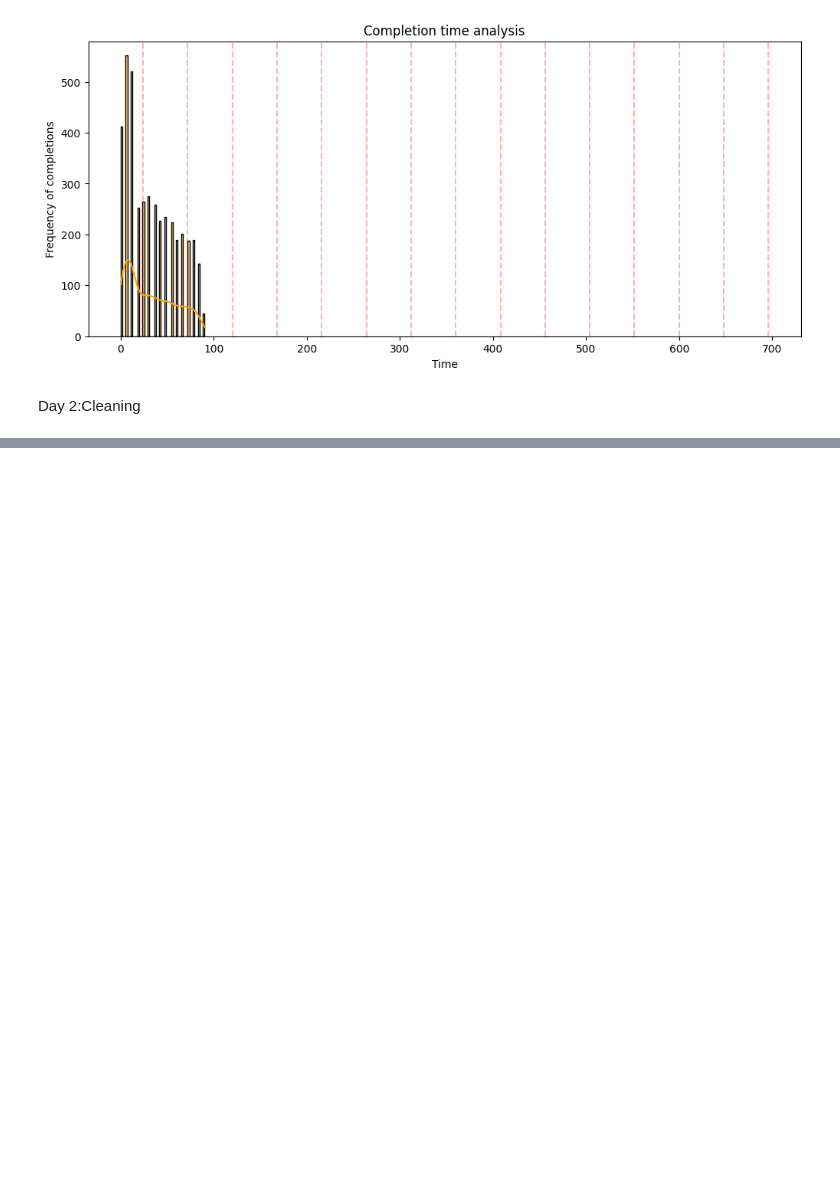
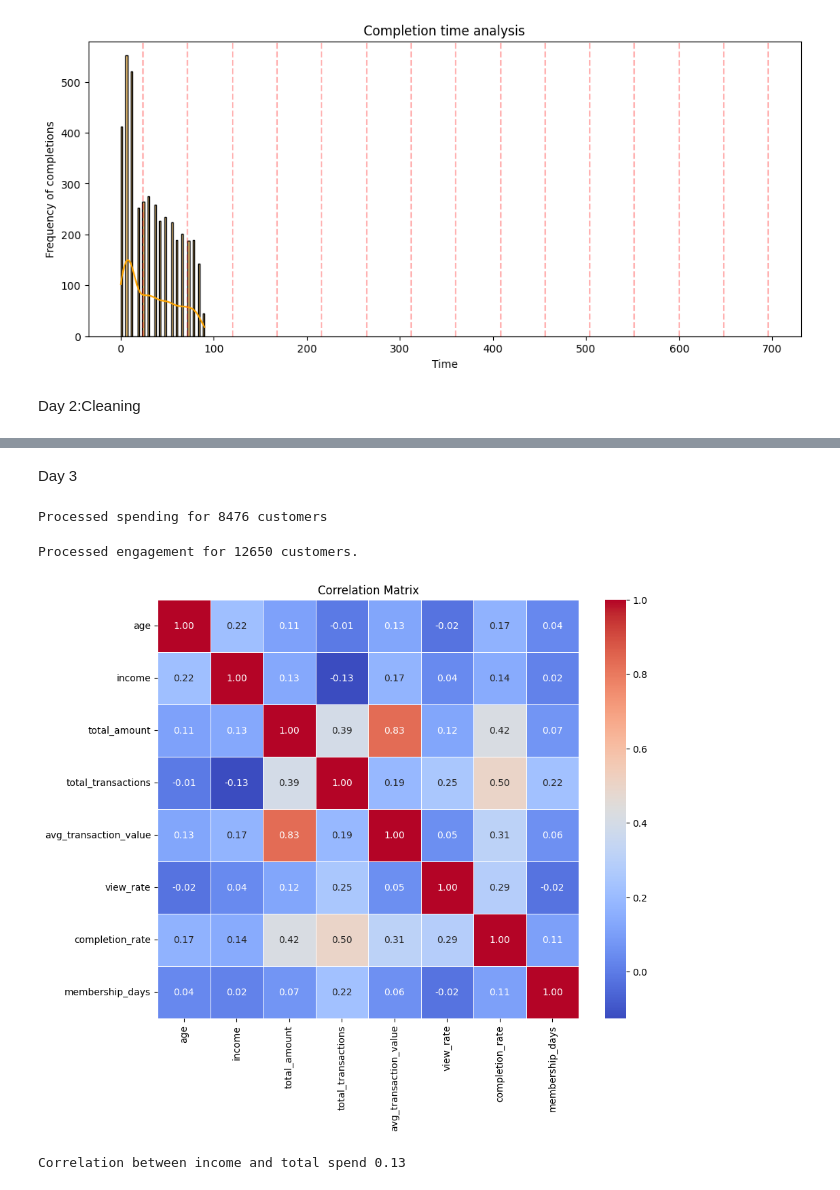
Before and after one commit to hardiksharma2005/Starbucks-Customer-Segmentation, a Jupyter notebook: starbucks-customer-segmentation-using-clustering.ipynb, the cells around one changed output, grey strips where cells are left out. Drawn from its saved outputs; the diff is of its cells as text; code cells hidden in the pictures; blank space fills up the shorter version.

```diff
--- a/starbucks-customer-segmentation-using-clustering.ipynb
+++ b/starbucks-customer-segmentation-using-clustering.ipynb
@@ -132,3 +132,78 @@ master_df.head(3)
 | 0 | 78afa995795e4d85b5d9ceeca43f5fef | offer received | 0 | NaN | 9b98b8c7a33c4b65b9aebfe6a799e6d9 | F | 75.0 | 2017-05-09 | 100000.0 | ... |
 | 1 | a03223e636434f42ac4c3df47e8bac43 | offer received | 0 | NaN | 0b1e1539f2cc45b7b9fa7c272da2e1d7 | O | NaN | 2017-08-04 | 64000.0 | ... |
 | 2 | e2127556f4f64592b11af22de27a7932 | offer received | 0 | NaN | 2906b810c7d4411798c6938adc9daaa5 | M | 68.0 | 2018-04-26 | 70000.0 | ... |
+# %% [markdown]
+Day 3
+# %%
+transactions = master_df[master_df['event'] == 'transaction'].copy()
+
+spending_df = transactions.groupby('customer_id').agg(
+    total_amount=('amount', 'sum'),
+    total_transactions=('amount', 'count')
+).reset_index()
+
+# Calculating average transaction value (ATV)
+spending_df['avg_transaction_value'] = spending_df['total_amount'] / spending_df['total_transactions']
+
+print(f"Processed spending for {len(spending_df)} customers")
+# %% [output]
+Processed spending for 8476 customers
+# %%
+offer_events = master_df[master_df['event'].isin(['offer received', 'offer viewed', 'offer completed'])].copy()
+
+engagement_df = offer_events.groupby(['customer_id', 'event']).size().unstack(fill_value=0).reset_index()
+
+rename_map = {
+    'offer received': 'total_received',
+    'offer viewed': 'total_viewed',
+    'offer completed': 'total_completed'
+}
+engagement_df.rename(columns=rename_map, inplace=True)
+
+for col in ['total_received', 'total_viewed', 'total_completed']:
+    if col not in engagement_df.columns:
+        engagement_df[col] = 0
+
+# Feature 1 View rate
+engagement_df['view_rate'] = engagement_df['total_viewed'] / engagement_df['total_received']
+engagement_df['view_rate'] = engagement_df['view_rate'].fillna(0)
+
+# Feature 2 Completion rate
+engagement_df['completion_rate'] = engagement_df['total_completed'] / engagement_df['total_received']
+engagement_df['completion_rate'] = engagement_df['completion_rate'].fillna(0)
+
+engagement_df['view_rate'] = engagement_df['view_rate'].clip(upper=1.0)
+engagement_df['completion_rate'] = engagement_df['completion_rate'].clip(upper=1.0)
+
+print(f"Processed engagement for {len(engagement_df)} customers.")
+# %% [output]
+Processed engagement for 12650 customers.
+# %%
+base_profile = master_df[['customer_id', 'age', 'income', 'became_member_on']].drop_duplicates(subset='customer_id').copy()
+
+max_date = pd.to_datetime('2018-07-31')
+base_profile['membership_days'] = (max_date - base_profile['became_member_on']).dt.days
+
+# Merging spending
+customer_df = pd.merge(base_profile, spending_df, on='customer_id', how='left')
+
+# 4. Merging engagement
+customer_df = pd.merge(customer_df, engagement_df, on='customer_id', how='left')
+
+customer_df.fillna(0, inplace=True)
+# %%
+cols_to_corr = ['age', 'income', 'total_amount', 'total_transactions',
+                'avg_transaction_value', 'view_rate', 'completion_rate', 'membership_days']
+
+plt.figure(figsize=(10, 8))
+corr = customer_df[cols_to_corr].corr()
+
+sns.heatmap(corr, annot=True, fmt=".2f", cmap='coolwarm', linewidths=0.5)
+plt.title("Correlation Matrix")
+plt.show()
+
+income_spend_corr = corr.loc['income', 'total_amount']
+print(f"Correlation between income and total spend {income_spend_corr:.2f}")
+# %% [output]
+[figure, added]
+Correlation between income and total spend 0.13
```
